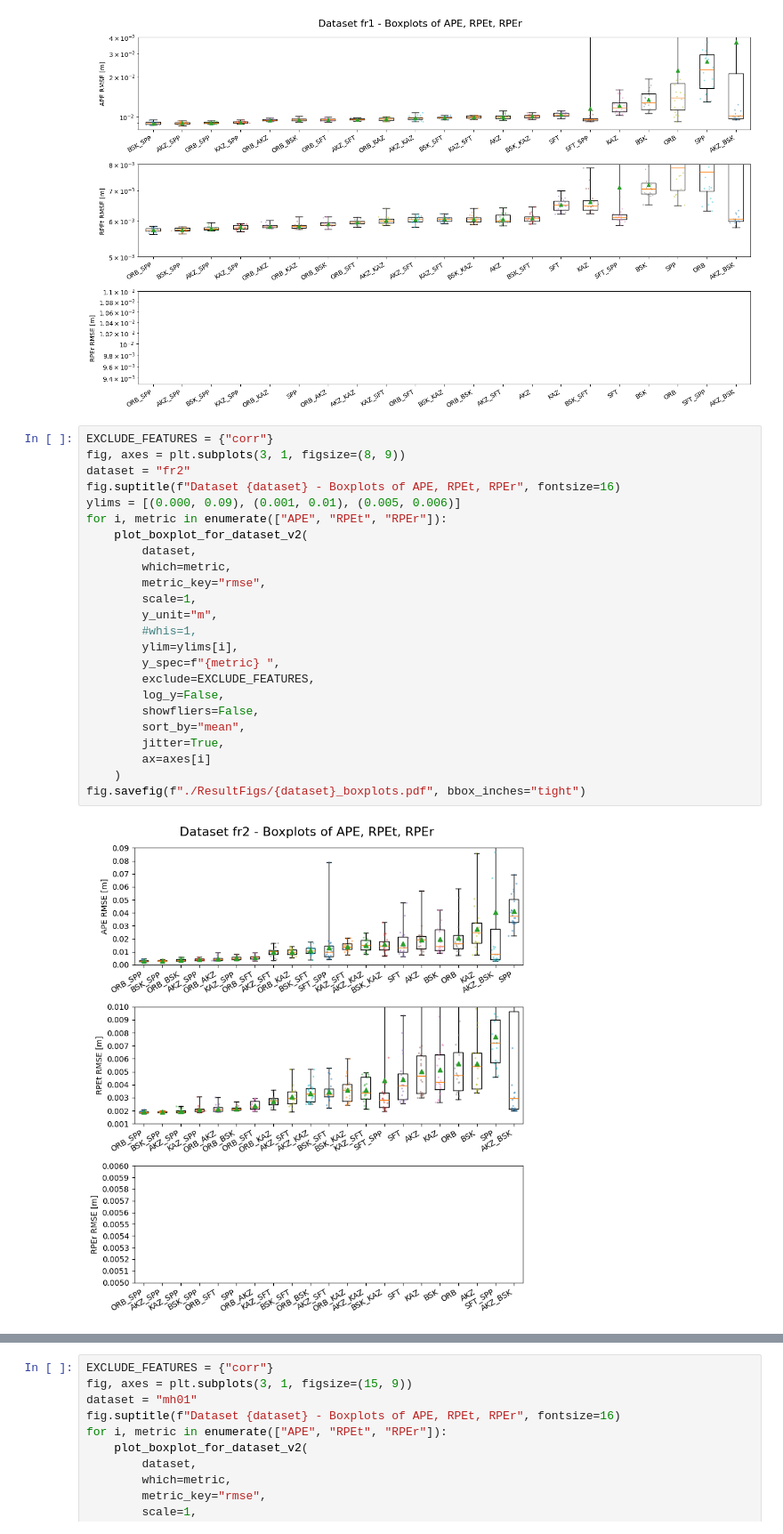
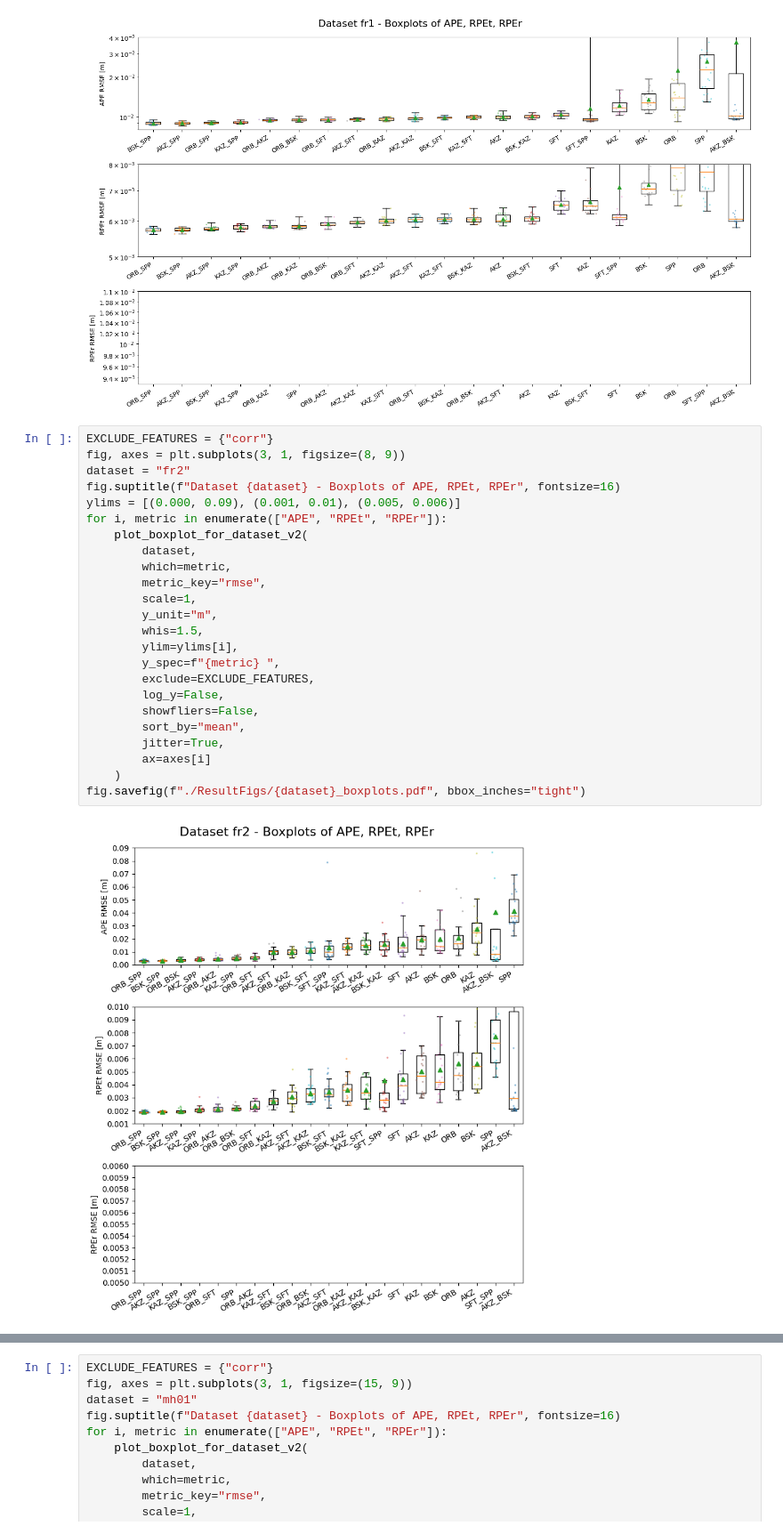
Before and after one commit to HowardDreemurr/PM-SLAM, a Jupyter notebook: Experiments/exp_pose_graph.ipynb, the cells around one changed output, grey strips where cells are left out. Shown: that part at 89% size. Saved outputs shown, nothing was run; the diff lists cells and outputs as text.

```diff
--- a/Experiments/exp_pose_graph.ipynb
+++ b/Experiments/exp_pose_graph.ipynb
@@ -667,29 +667,29 @@ for i, metric in enumerate(["APE", "RPEt", "RPEr"]):
 # %%
 EXCLUDE_FEATURES = {"corr"}
 fig, axes = plt.subplots(3, 1, figsize=(8, 9))
 dataset = "fr2"
 fig.suptitle(f"Dataset {dataset} - Boxplots of APE, RPEt, RPEr", fontsize=16)
 ylims = [(0.000, 0.09), (0.001, 0.01), (0.005, 0.006)]
 for i, metric in enumerate(["APE", "RPEt", "RPEr"]):
     plot_boxplot_for_dataset_v2(
         dataset,
         which=metric,
         metric_key="rmse",
         scale=1,
         y_unit="m",
-        #whis=1,
+        whis=1.5,
         ylim=ylims[i],
         y_spec=f"{metric} ",
         exclude=EXCLUDE_FEATURES,
         log_y=False,
         showfliers=False,
         sort_by="mean",
         jitter=True,
         ax=axes[i]
     )
 fig.savefig(f"./ResultFigs/{dataset}_boxplots.pdf", bbox_inches="tight")
 # %% [output]
-[figure, old version]
+[figure, new version]
 # %%
 EXCLUDE_FEATURES = {"corr", "spp"}
 fig, axes = plt.subplots(3, 1, figsize=(7, 9))
```
Also changed, not shown: parts of 2 cells of this notebook, 39 other files.
